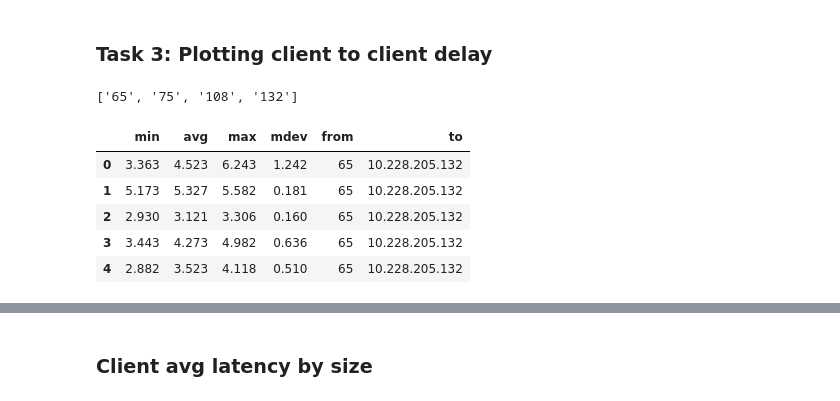
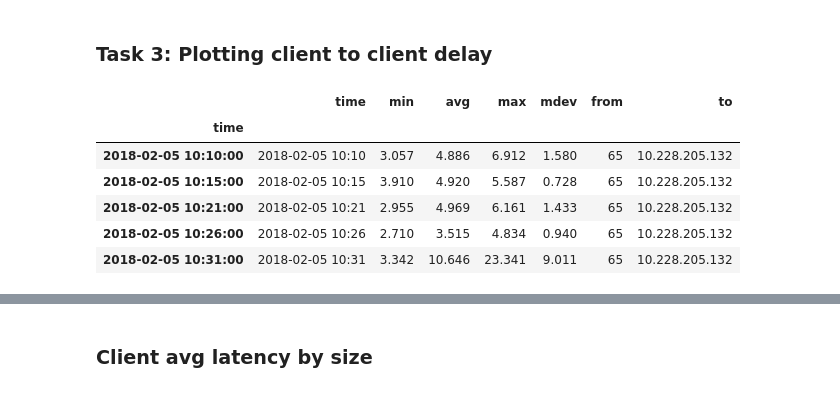
Before and after one commit to khulan8824/proxyTest, a Jupyter notebook: clientLogs.ipynb, the cells around one changed output, grey strips where cells are left out. Cells and saved outputs as stored; diff of their text form; code cells hidden in the pictures.

```diff
--- a/clientLogs.ipynb
+++ b/clientLogs.ipynb
@@ -461,40 +295,40 @@ Defaulting to column but this will raise an ambiguity error in a future version
 
 EXP_NAME = "logs/c_c"
 RESULTS_DIR = os.path.join( os.getcwd(),'results')
 
-headers = ['min','avg','max','mdev']
+headers = ['time','min','avg','max','mdev']
 
 #Read input files from the directory and returns DataTable object in a combined list
 def read_client_client_log():
     #Get list of nodes(files) with results
     INPUT_DIR = os.path.join( os.getcwd(), EXP_NAME)
     dirs = [f for f in os.listdir(INPUT_DIR) if os.path.isdir(os.path.join(INPUT_DIR, f))]
-    print(dirs)
     #Load results from each node
     nodes_results = None
     for sub_dir in dirs:
         tunnel_nodes = os.listdir(INPUT_DIR+'/'+sub_dir)
         for tunnel in tunnel_nodes:
             file = os.path.join(INPUT_DIR+'/'+sub_dir,tunnel)
             tunnel = tunnel[0:tunnel.find('_')]
             try:
                 temp = pd.read_csv(file,sep='/', header = None)
                 temp.columns = headers
+                temp = temp.set_index(pd.DatetimeIndex(temp.time))
                 temp['from'] = str(sub_dir)
                 temp['to'] = tunnel
                 nodes_results = pd.concat([nodes_results, temp])
             except Exception as e:
                 print(node, 'EXception', e)
     return nodes_results
 
 rtt_clients = read_client_client_log()
 rtt_clients.head()
 # %% [output]
-['65', '75', '108', '132']
-|  | min | avg | max | mdev | from | to |
-| 0 | 3.363 | 4.523 | 6.243 | 1.242 | 65 | 10.228.205.132 |
-| 1 | 5.173 | 5.327 | 5.582 | 0.181 | 65 | 10.228.205.132 |
-| 2 | 2.930 | 3.121 | 3.306 | 0.160 | 65 | 10.228.205.132 |
-| 3 | 3.443 | 4.273 | 4.982 | 0.636 | 65 | 10.228.205.132 |
-| 4 | 2.882 | 3.523 | 4.118 | 0.510 | 65 | 10.228.205.132 |
+|  | time | min | avg | max | mdev | from | to |
+| time |  |  |  |  |  |  |  |
+| 2018-02-05 10:10:00 | 2018-02-05 10:10 | 3.057 | 4.886 | 6.912 | 1.580 | 65 | 10.228.205.132 |
+| 2018-02-05 10:15:00 | 2018-02-05 10:15 | 3.910 | 4.920 | 5.587 | 0.728 | 65 | 10.228.205.132 |
+| 2018-02-05 10:21:00 | 2018-02-05 10:21 | 2.955 | 4.969 | 6.161 | 1.433 | 65 | 10.228.205.132 |
+| 2018-02-05 10:26:00 | 2018-02-05 10:26 | 2.710 | 3.515 | 4.834 | 0.940 | 65 | 10.228.205.132 |
+| 2018-02-05 10:31:00 | 2018-02-05 10:31 | 3.342 | 10.646 | 23.341 | 9.011 | 65 | 10.228.205.132 |
 # %%
```
Also changed, not shown: parts of 6 cells of this notebook.
